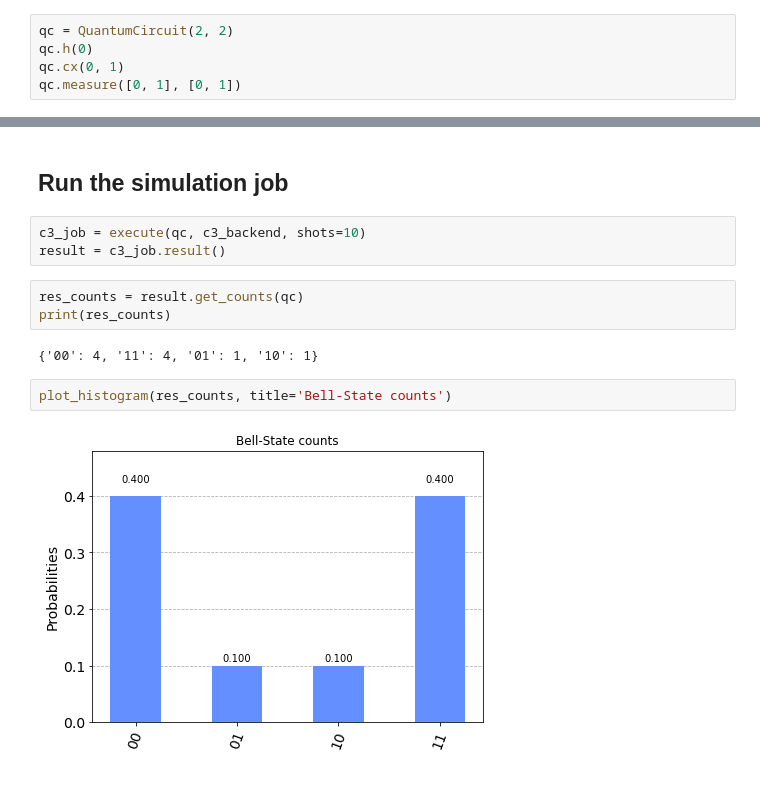
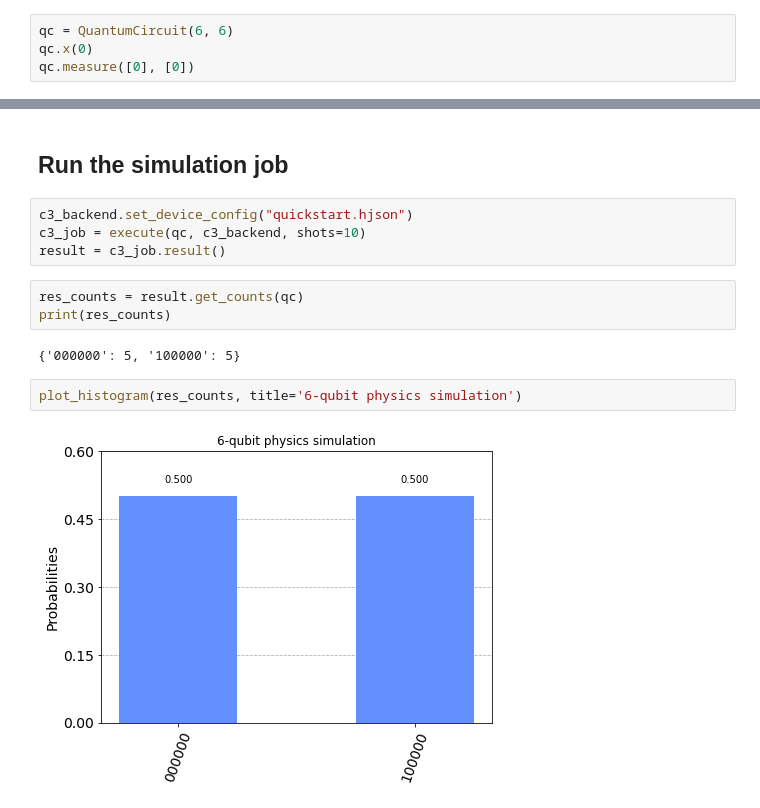
Before and after one commit to q-optimize/c3, a Jupyter notebook: examples/c3_qiskit.ipynb, the cells around one changed output, grey strips where cells are left out. Cells and saved outputs as stored; diff of their text form.

Commit message:
updated qiskit examples to use config

```diff
--- a/examples/c3_qiskit.ipynb
+++ b/examples/c3_qiskit.ipynb
@@ -11,10 +11,9 @@ from qiskit.tools.visualization import plot_histogram, plot_state_city
 # %% [markdown]
 ## Define a basic circuit to make a Bell State
 # %%
-qc = QuantumCircuit(2, 2)
-qc.h(0)
-qc.cx(0, 1)
-qc.measure([0, 1], [0, 1])
+qc = QuantumCircuit(6, 6)
+qc.x(0)
+qc.measure([0], [0])
 # %% [output]
 <qiskit.circuit.instructionset.InstructionSet at 0x...>
 # %%
@@ -63,14 +78,15 @@ c: 2/═════════════════╩══╩═
 # %% [markdown]
 ## Run the simulation job
 # %%
+c3_backend.set_device_config("quickstart.hjson")
 c3_job = execute(qc, c3_backend, shots=10)
 result = c3_job.result()
 # %%
 res_counts = result.get_counts(qc)
 print(res_counts)
 # %% [output]
-{'00': 4, '11': 4, '01': 1, '10': 1}
+{'000000': 5, '100000': 5}
 # %%
-plot_histogram(res_counts, title='Bell-State counts')
+plot_histogram(res_counts, title='6-qubit physics simulation')
 # %% [output]
-[figure, old version]
+[figure, new version]
```
Also changed, not shown: parts of 3 cells of this notebook, 4 other files.
